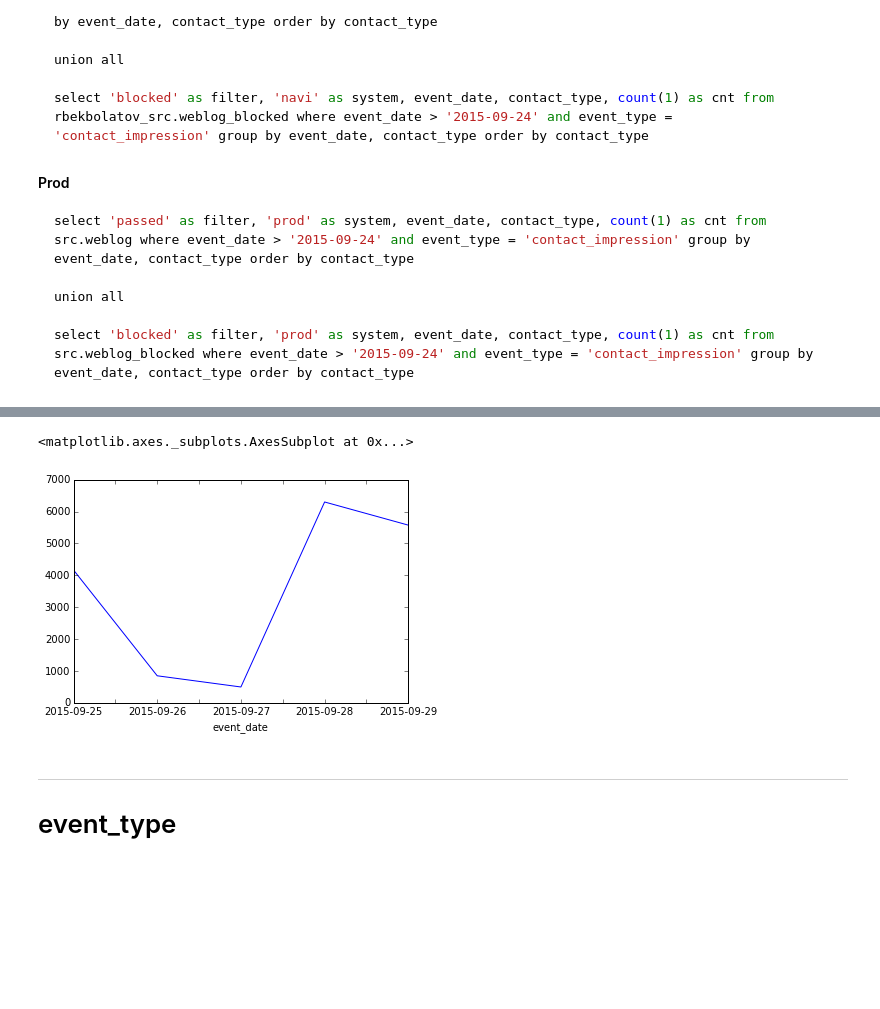
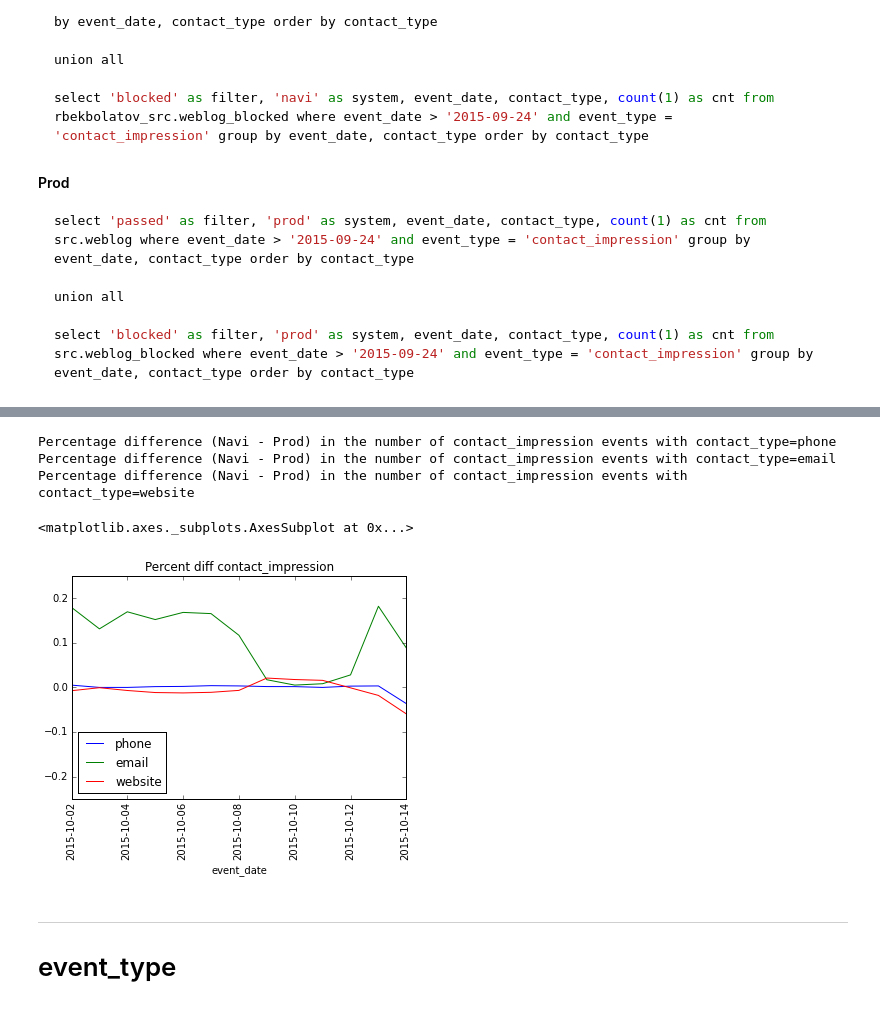
Before and after one commit to Bekbolatov/kaggle, a Jupyter notebook: notebooks/Navi_weblogs.ipynb, the cells around one changed output, grey strips where cells are left out. Drawn from its saved outputs; the diff is of its cells as text; code cells hidden in the pictures; blank space fills up the shorter version.

```diff
--- a/notebooks/Navi_weblogs.ipynb
+++ b/notebooks/Navi_weblogs.ipynb
@@ -91,10 +92,30 @@ contact_impressions
-# %%
-huy = contact_impressions.swaplevel(0,1).sort().ix['phone'][[('prod', 'passed'), ('change', 'passed')]]
-huy[('prod', 'passed')].plot()
-#huy[('change', 'passed')].plot(secondary_y=True)
-# %% [output]
-<matplotlib.axes._subplots.AxesSubplot at 0x...>
-[figure, removed]
+# %%
+
+huy = contact_impressions.ix['2015-10-02':].swaplevel(0,1).sort().ix['phone'][[('prod', 'passed'), ('change', 'passed')]]
+#huy[('prod', 'passed')].plot()
+#huy[('change', 'passed')].plot(secondary_y=True)
+print("Percentage difference (Navi - Prod) in the number of contact_impression events with contact_type=phone")
+huy[('change', 'passed')].plot(ylim=[-0.05,0.05], title='Percent diff contact_impression, contact_type=phone', rot=90, y='# of events', label='phone', legend=True)
+
+
+huy = contact_impressions.ix['2015-10-02':].swaplevel(0,1).sort().ix['email'][[('prod', 'passed'), ('change', 'passed')]]
+#huy[('prod', 'passed')].plot()
+#huy[('change', 'passed')].plot(secondary_y=True)
+print("Percentage difference (Navi - Prod) in the number of contact_impression events with contact_type=email")
+huy[('change', 'passed')].plot(ylim=[-0.25,0.25], title='Percent diff contact_impression, contact_type=phone', rot=90, y='# of events',  label='email', legend=True)
+
+
+huy = contact_impressions.ix['2015-10-02':].swaplevel(0,1).sort().ix['website'][[('prod', 'passed'), ('change', 'passed')]]
+#huy[('prod', 'passed')].plot()
+#huy[('change', 'passed')].plot(secondary_y=True)
+print("Percentage difference (Navi - Prod) in the number of contact_impression events with contact_type=website")
+huy[('change', 'passed')].plot(ylim=[-0.25,0.25], title='Percent diff contact_impression', rot=90, y='# of events' , label='website', legend=True)
+# %% [output]
+Percentage difference (Navi - Prod) in the number of contact_impression events with contact_type=phone
+Percentage difference (Navi - Prod) in the number of contact_impression events with contact_type=email
+Percentage difference (Navi - Prod) in the number of contact_impression events with contact_type=website
+<matplotlib.axes._subplots.AxesSubplot at 0x...>
+[figure, added]
 # %% [markdown]
 ---
 
```
Also changed, not shown: parts of 14 cells of this notebook, 7 other files.
